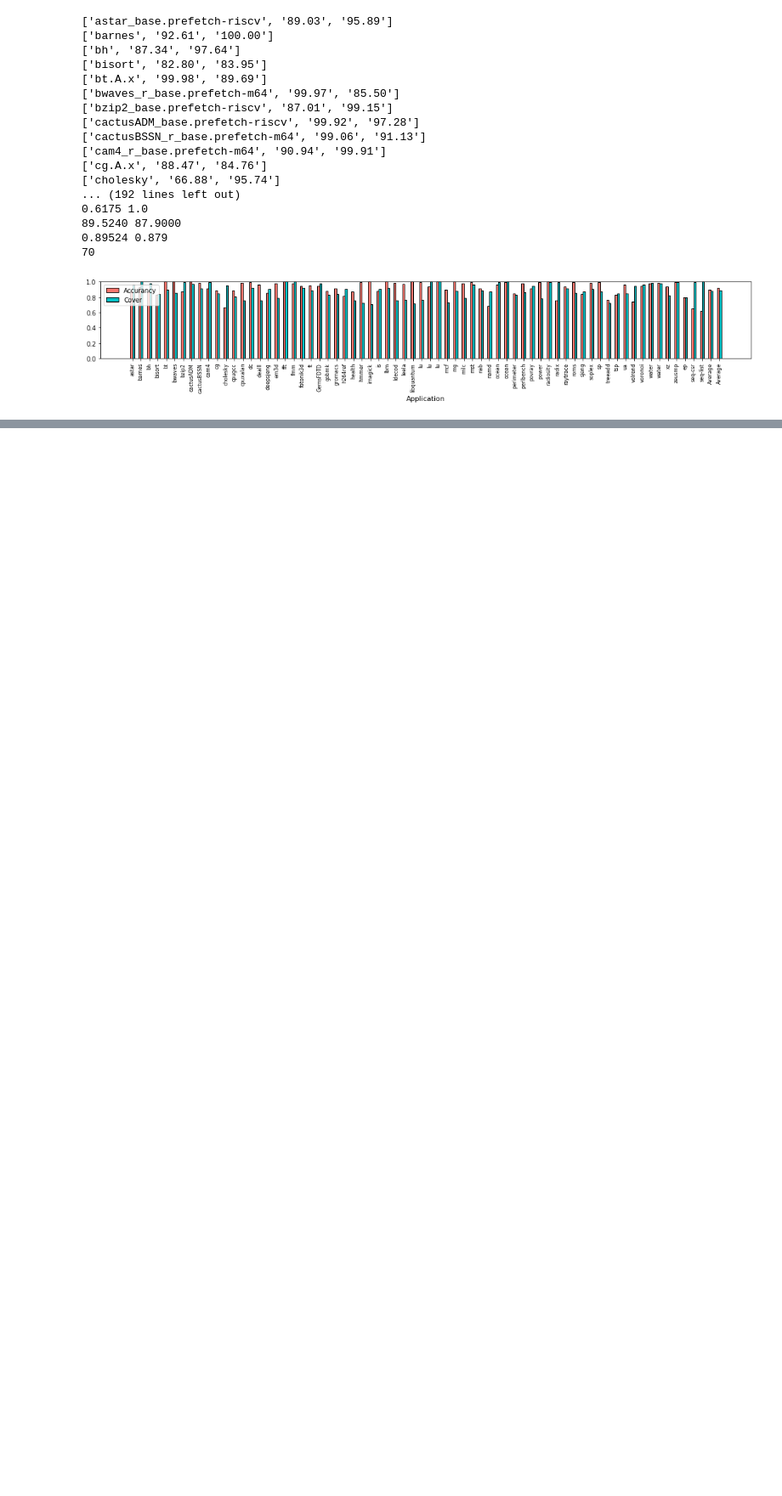
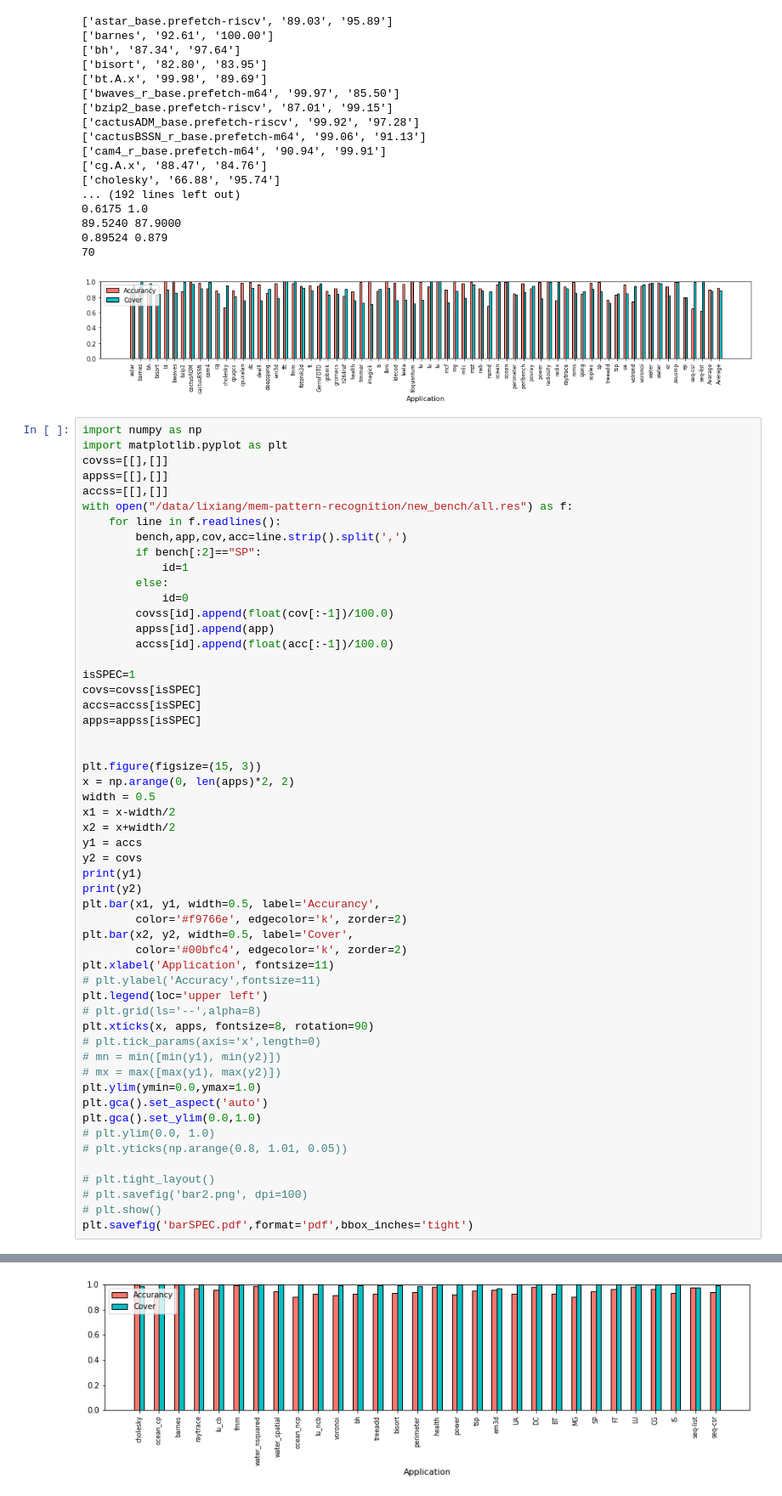
Before and after one commit to SeanLi-OI/mem-pattern-recognition, a Jupyter notebook: new_bench/paint.ipynb, the cells around one changed output, grey strips where cells are left out. Shown: that part at 85% size. Drawn from its saved outputs; the diff is of its cells as text; blank space fills up the shorter version.

```diff
--- a/new_bench/paint.ipynb
+++ b/new_bench/paint.ipynb
@@ -232,3 +232,58 @@ plt.show()
 0.89524 0.879
 70
 [figure]
+# %%
+import numpy as np
+import matplotlib.pyplot as plt
+covss=[[],[]]
+appss=[[],[]]
+accss=[[],[]]
+with open("/data/lixiang/mem-pattern-recognition/new_bench/all.res") as f:
+    for line in f.readlines():
+        bench,app,cov,acc=line.strip().split(',')
+        if bench[:2]=="SP":
+            id=1
+        else:
+            id=0
+        covss[id].append(float(cov[:-1])/100.0)
+        appss[id].append(app)
+        accss[id].append(float(acc[:-1])/100.0)
+
+isSPEC=1
+covs=covss[isSPEC]
+accs=accss[isSPEC]
+apps=appss[isSPEC]
+
+
+plt.figure(figsize=(15, 3))
+x = np.arange(0, len(apps)*2, 2)
+width = 0.5
+x1 = x-width/2
+x2 = x+width/2
+y1 = accs
+y2 = covs
+print(y1)
+print(y2)
+plt.bar(x1, y1, width=0.5, label='Accurancy',
+        color='#f9766e', edgecolor='k', zorder=2)
+plt.bar(x2, y2, width=0.5, label='Cover',
+        color='#00bfc4', edgecolor='k', zorder=2)
+plt.xlabel('Application', fontsize=11)
+# plt.ylabel('Accuracy',fontsize=11)
+plt.legend(loc='upper left')
+# plt.grid(ls='--',alpha=8)
+plt.xticks(x, apps, fontsize=8, rotation=90)
+# plt.tick_params(axis='x',length=0)
+# mn = min([min(y1), min(y2)])
+# mx = max([max(y1), max(y2)])
+plt.ylim(ymin=0.0,ymax=1.0)
+plt.gca().set_aspect('auto')
+plt.gca().set_ylim(0.0,1.0)
+# plt.ylim(0.0, 1.0)
+# plt.yticks(np.arange(0.8, 1.01, 0.05))
+
+# plt.tight_layout()
+# plt.savefig('bar2.png', dpi=100)
+# plt.show()
+plt.savefig('barSPEC.pdf',format='pdf',bbox_inches='tight')
+# %% [output]
@@ -234,0 +292 @@ plt.show()
+[figure, added]
```
Also changed, not shown: parts of 1 cell of this notebook, 5 other files.
